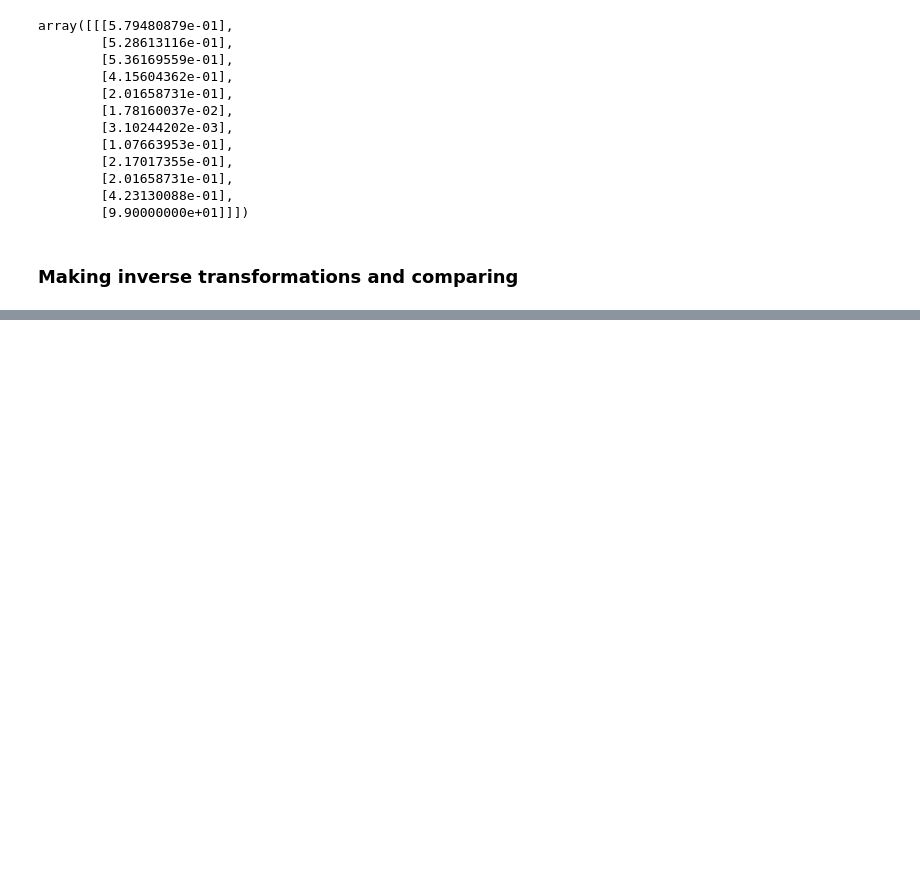
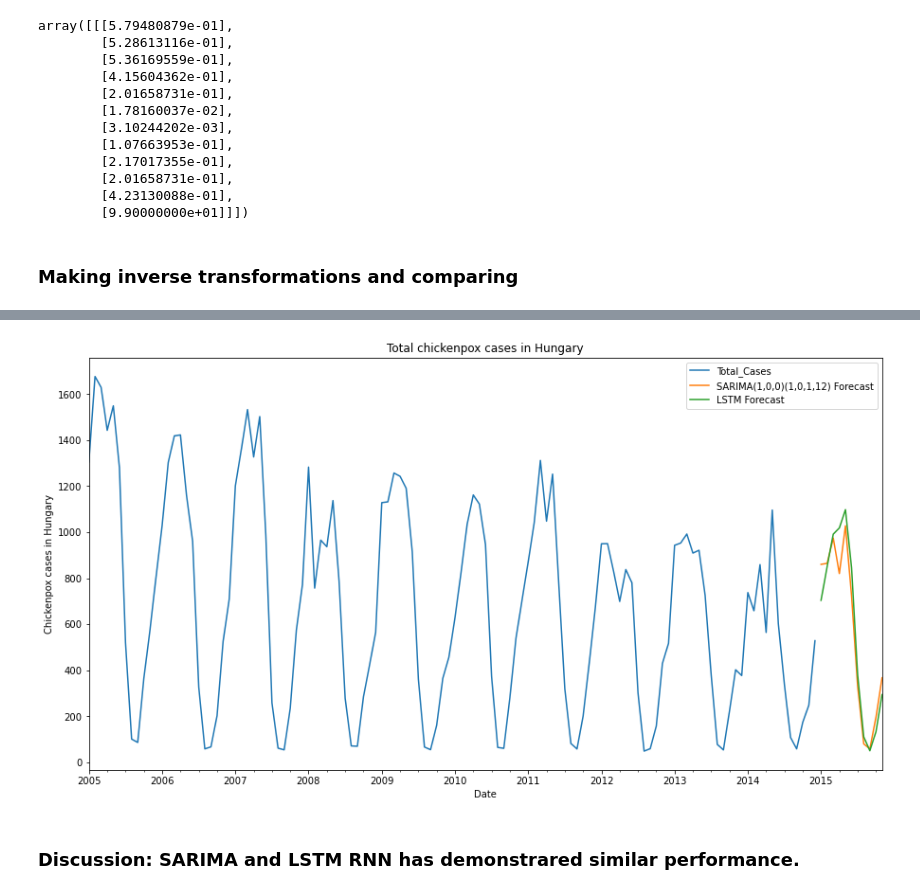
Before and after one commit to ArtemRamus/Hungarian-Chickenpox-Cases-Prediction, a Jupyter notebook: Hungarian Chickenpox Cases Data Set.ipynb, the cells around one changed output, grey strips where cells are left out. Drawn from its saved outputs; the diff is of its cells as text; code cells hidden in the pictures; blank space fills up the shorter version.

```diff
--- a/Hungarian Chickenpox Cases Data Set.ipynb
+++ b/Hungarian Chickenpox Cases Data Set.ipynb
@@ -501,0 +599,16 @@ _________________________________________________________________
+# %%
+lstm_predictions = []
+
+first_eval_batch = scaled_df_total[-n_input:]
+current_batch = first_eval_batch.reshape((1, n_input, n_features))
+
+for i in range(len(test)):
+
+    # getting a prediction 1 time stamp ahead ([0] is for taking one number instead of [array])
+    current_pred = model.predict(current_batch)[0]
+
+    # storing the prediction
+    lstm_predictions.append(current_pred)
+
+    # updating batch by including prediction and dropping a first value
+    current_batch = np.append(current_batch[:,1:,:],[[current_pred]],axis=1)
@@ -501,0 +619,3 @@ _________________________________________________________________
+# %%
+# inverse transformation
+lstm_predictions = scaler.inverse_transform(lstm_predictions)
@@ -501,0 +626,5 @@ _________________________________________________________________
+# %%
+# writting all the forecasts in single data frame
+index = fcast.index[:-1]
+fcast_2 = pd.DataFrame(data=lstm_predictions,columns=['LSTM Forecast'],index=index)
+fcast_2['SARIMA(1,0,0)(1,0,1,12) Forecast'] = fcast
@@ -501,0 +633,15 @@ _________________________________________________________________
+# %%
+# plotting predictions against known values
+title = 'Total chickenpox cases in Hungary'
+ylabel = 'Chickenpox cases in Hungary'
+xlabel = 'Date'
+
+ax = df['Total_Cases'].plot(legend=True,figsize=(15,8),title=title)
+fcast_2['SARIMA(1,0,0)(1,0,1,12) Forecast'].plot(legend=True)
+fcast_2['LSTM Forecast'].plot(legend=True)
+ax.autoscale(axis='x',tight=True)
+ax.set(xlabel=xlabel, ylabel=ylabel);
+# %% [output]
+[figure, added]
+# %% [markdown]
+### Discussion: SARIMA and LSTM RNN has demonstrared similar performance.
```
Also changed, not shown: parts of 58 cells of this notebook.
